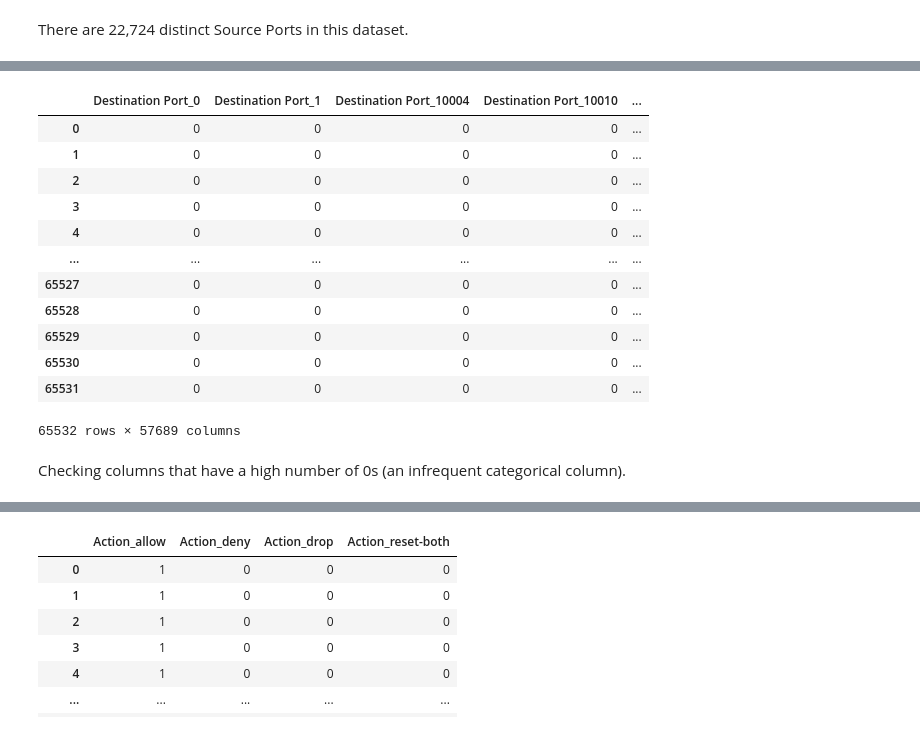
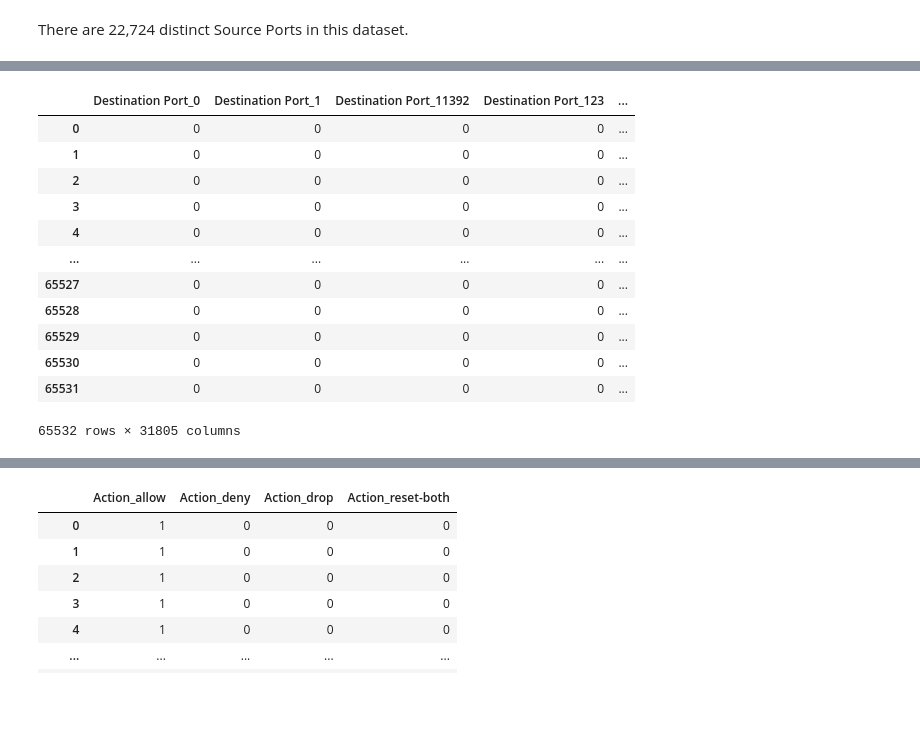
Before and after one commit to KendallScott/QTW, a Jupyter notebook: Case Study 5/Case_Study_5.ipynb, the cells around one changed output, grey strips where cells are left out. Saved outputs shown, nothing was run; the diff lists cells and outputs as text; code cells hidden in the pictures; blank space fills up the shorter version.

```diff
--- a/Case Study 5/Case_Study_5.ipynb
+++ b/Case Study 5/Case_Study_5.ipynb
@@ -107,0 +91,15 @@ df[['Source Port','Action']].groupby('Source Port').count()
+# %%
+value_counts = df['Source Port'].value_counts()
+
+#creating list of columns with fewer than 32 values to remove before turning into categorical column (equals .05% of the rows in this dataset)
+droplist = pd.DataFrame(value_counts)
+droplist = droplist[droplist['Source Port']< 32]
+droplist = list(droplist.index.values)
+
+value_counts_DP = df['Destination Port'].value_counts()
+
+#creating list of columns with fewer than 32 values to remove before turning into categorical column (equals .05% of the rows in this dataset)
+droplist_DP = pd.DataFrame(value_counts_DP)
+droplist_DP = droplist_DP[droplist_DP['Destination Port']< 32]
+droplist_DP = list(droplist_DP.index.values)
+droplist_DP
@@ -108,2 +124,11 @@ df[['Source Port','Action']].groupby('Source Port').count()
 # %% [markdown]
 There are 22,724 distinct Source Ports in this dataset.
+# %%
+i=0
+
+#Replacing low frequency Source Ports (under .05%), with "Dropped" value, to limit the size of the dataframe
+
+while i < len(droplist):
+  df['Source Port']=df['Source Port'].replace((droplist[i]),"Dropped")
+  print(droplist[i])
+  i+=1
@@ -109,0 +153,9 @@ There are 22,724 distinct Source Ports in this dataset.
+# %%
+i=0
+
+#Replacing low frequency Source Ports (under .05%), with "Dropped" value, to limit the size of the dataframe
+
+while i < len(droplist_DP):
+  df['Destination Port']=df['Destination Port'].replace((droplist_DP[i]),"Dropped")
+  print(droplist_DP[i])
+  i+=1
@@ -110,25 +180,24 @@ There are 22,724 distinct Source Ports in this dataset.
 # %%
 # Make dataframe for model input
 X = df.loc[:, df.columns != 'Action']
 
 #one hot encoding categorical variables for model
 cols = X.columns
 num_cols = X._get_numeric_data().columns
-cat_cols = list(set(cols) - set(num_cols))
-cat_cols
+cat_cols = list((set(cols) - set(num_cols)))
 
 #creating dataframe of categorical columns
 cat_df = X[cat_cols]
 cat_df = pd.get_dummies(cat_df, columns=cat_df.columns)
 
 #creating dataframe of numeric columns
 scaler = StandardScaler()
 num_df = scaler.fit_transform(X[num_cols])
 
 X=cat_df.join(pd.DataFrame(num_df,columns=X[num_cols].columns, index=X[num_cols].index))
 X
 # %% [output]
-|  | Destination Port_0 | Destination Port_1 | Destination Port_10004 | Destination Port_10010 | ... |
+|  | Destination Port_0 | Destination Port_1 | Destination Port_11392 | Destination Port_123 | ... |
 | 0 | 0 | 0 | 0 | 0 | ... |
 | 1 | 0 | 0 | 0 | 0 | ... |
 | 2 | 0 | 0 | 0 | 0 | ... |
@@ -140,6 +209,4 @@ X
 | 65529 | 0 | 0 | 0 | 0 | ... |
 | 65530 | 0 | 0 | 0 | 0 | ... |
 | 65531 | 0 | 0 | 0 | 0 | ... |
-65532 rows × 57689 columns
+65532 rows × 31805 columns
-# %% [markdown]
-Checking columns that have a high number of 0s (an infrequent categorical column).
```
Also changed, not shown: parts of 15 cells of this notebook.
